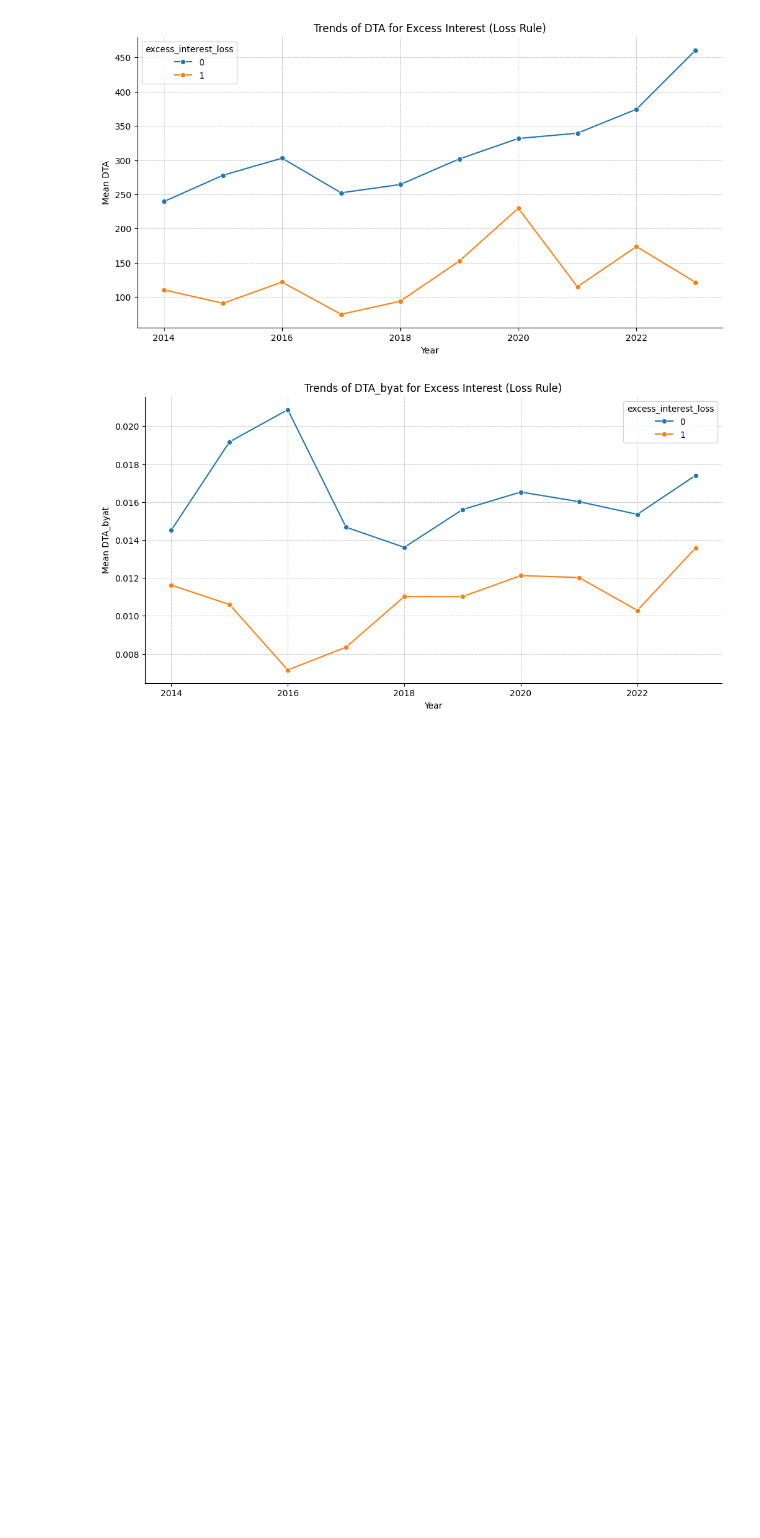
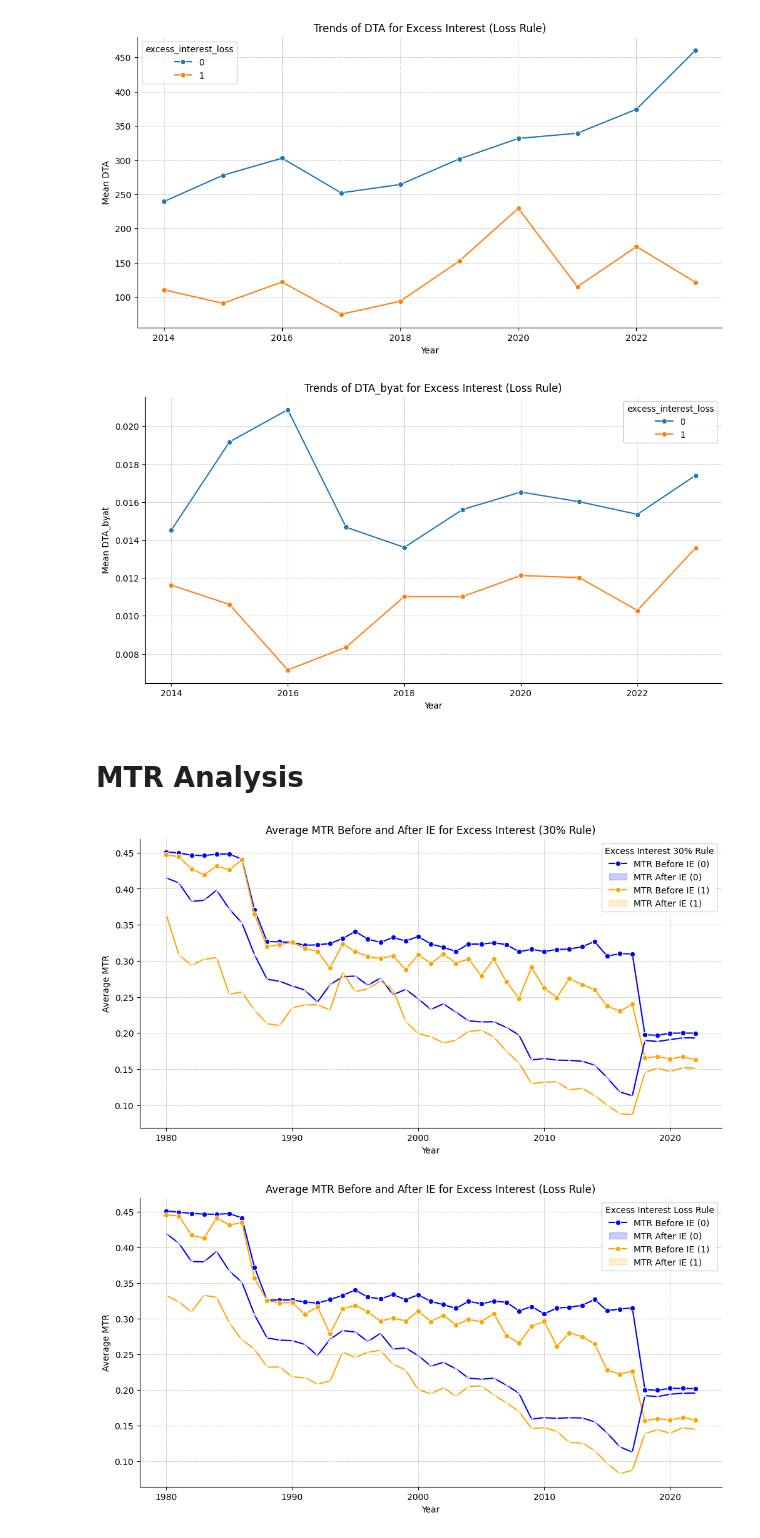
Before and after one commit to zirui-song/interest-deductibility-and-debt-contracting, a Jupyter notebook: Dealscan_Analysis.ipynb, the cells around one changed output. Drawn from its saved outputs; the diff is of its cells as text; code cells hidden in the pictures; blank space fills up the shorter version.

```diff
--- a/Dealscan_Analysis.ipynb
+++ b/Dealscan_Analysis.ipynb
@@ -1830,3 +1830,59 @@ plt.savefig(f'{overleaf_dir}/Figures/DTA_byat_trends_loss.png')
 [figure]
 [figure]
 [figure]
+# %% [markdown]
+# MTR Analysis
+# %%
+# import the data
+mtr8022 = np.genfromtxt('../3. Data/Raw/mtr8022.dat', delimiter=' ', missing_values='.', filling_values=np.nan)
+# rename columns to cnum, fyear, mtr_before_ie, mtr_after_ie, permno, gvkey
+mtr8022 = pd.DataFrame(mtr8022, columns=['cnum', 'fyear', 'mtr_before_ie', 'mtr_after_ie', 'permno', 'gvkey'])
+# generate list of gvkey from tranche_level_ds_compa
+gvkey_list_2 = tranche_level_ds_compa[['gvkey', 'excess_interest_30', 'excess_interest_loss']].drop_duplicates()
+# for each gvkey, only keep the one with the maximum excess_interest_30 and excess_interest_loss
+gvkey_list_2 = gvkey_list_2.groupby('gvkey').agg({
+    'excess_interest_30': 'max',
+    'excess_interest_loss': 'max'
+}).reset_index()
+
+# inner merge with gvkey_list_2
+mtr8022 = mtr8022.merge(gvkey_list_2, on='gvkey')
+# %%
+# Calculate the average mtr_before_ie and mtr_after_ie for excess_interest_30 == 1 and 0
+mtr_avg_30 = mtr8022.groupby(['excess_interest_30', 'fyear']).agg({
+    'mtr_before_ie': 'mean',
+    'mtr_after_ie': 'mean'
+}).reset_index()
+
+# Calculate the average mtr_before_ie and mtr_after_ie for excess_interest_loss == 1 and 0
+mtr_avg_loss = mtr8022.groupby(['excess_interest_loss', 'fyear']).agg({
+    'mtr_before_ie': 'mean',
+    'mtr_after_ie': 'mean'
+}).reset_index()
+
+# Plot the average mtr_before_ie and mtr_after_ie for excess_interest_30
+plt.figure(figsize=(12, 6))
+sns.lineplot(data=mtr_avg_30, x='fyear', y='mtr_before_ie', hue='excess_interest_30', marker='o', palette={0: 'blue', 1: 'orange'})
+sns.lineplot(data=mtr_avg_30, x='fyear', y='mtr_after_ie', hue='excess_interest_30', marker='x', palette={0: 'blue', 1: 'orange'})
+plt.title('Average MTR Before and After IE for Excess Interest (30% Rule)')
+plt.xlabel('Year')
+plt.ylabel('Average MTR')
+plt.grid(True, linestyle='--', linewidth=0.5)
+sns.despine()
+plt.legend(title='Excess Interest 30% Rule', labels=['MTR Before IE (0)', 'MTR After IE (0)', 'MTR Before IE (1)', 'MTR After IE (1)'])
+plt.savefig(f'{overleaf_dir}/Figures/mtr_avg_30.png')
+
+# Plot the average mtr_before_ie and mtr_after_ie for excess_interest_loss
+plt.figure(figsize=(12, 6))
+sns.lineplot(data=mtr_avg_loss, x='fyear', y='mtr_before_ie', hue='excess_interest_loss', marker='o', palette={0: 'blue', 1: 'orange'})
+sns.lineplot(data=mtr_avg_loss, x='fyear', y='mtr_after_ie', hue='excess_interest_loss', marker='x', palette={0: 'blue', 1: 'orange'})
+plt.title('Average MTR Before and After IE for Excess Interest (Loss Rule)')
+plt.xlabel('Year')
+plt.ylabel('Average MTR')
+plt.grid(True, linestyle='--', linewidth=0.5)
+sns.despine()
+plt.legend(title='Excess Interest Loss Rule', labels=['MTR Before IE (0)', 'MTR After IE (0)', 'MTR Before IE (1)', 'MTR After IE (1)'])
+plt.savefig(f'{overleaf_dir}/Figures/mtr_avg_loss.png')
+# %% [output]
+[figure, added]
+[figure, added]
```
Also changed, not shown: parts of 1 cell of this notebook, 3 other files.
